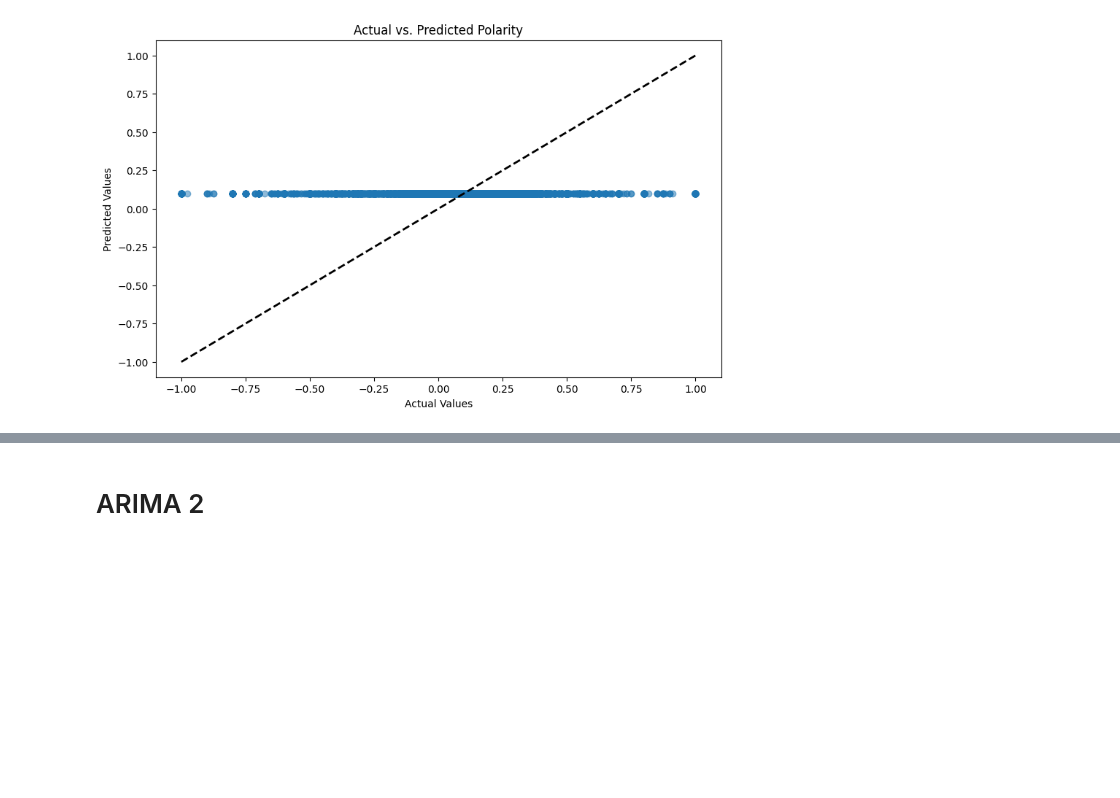
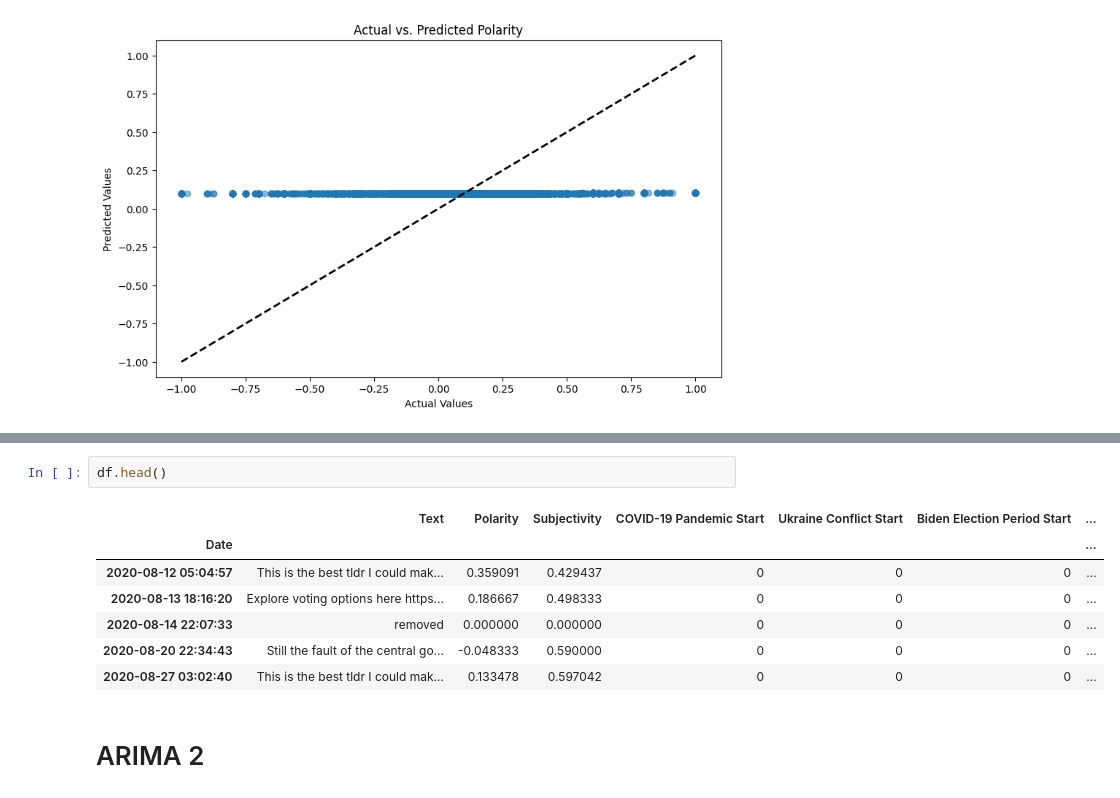
Before and after one commit to troniixx/DataScienceProject, a Jupyter notebook: Event Impact Analysis/event_impact.ipynb, the cells around one changed output, grey strips where cells are left out. Saved outputs shown, nothing was run; the diff lists cells and outputs as text; blank space fills up the shorter version.

```diff
--- a/Event Impact Analysis/event_impact.ipynb
+++ b/Event Impact Analysis/event_impact.ipynb
@@ -413,3 +453,13 @@ plt.show()
+# %%
+df.head()
+# %% [output]
+|  | Text | Polarity | Subjectivity | COVID-19 Pandemic Start | Ukraine Conflict Start | Biden Election Period Start | ... |
+| Date |  |  |  |  |  |  | ... |
+| 2020-08-12 05:04:57 | This is the best tldr I could mak... | 0.359091 | 0.429437 | 0 | 0 | 0 | ... |
+| 2020-08-13 18:16:20 | Explore voting options here https... | 0.186667 | 0.498333 | 0 | 0 | 0 | ... |
+| 2020-08-14 22:07:33 | removed | 0.000000 | 0.000000 | 0 | 0 | 0 | ... |
+| 2020-08-20 22:34:43 | Still the fault of the central go... | -0.048333 | 0.590000 | 0 | 0 | 0 | ... |
+| 2020-08-27 03:02:40 | This is the best tldr I could mak... | 0.133478 | 0.597042 | 0 | 0 | 0 | ... |
 # %% [markdown]
 # ARIMA 2
 # %%
```
Also changed, not shown: parts of 6 cells of this notebook, 1 other file.
